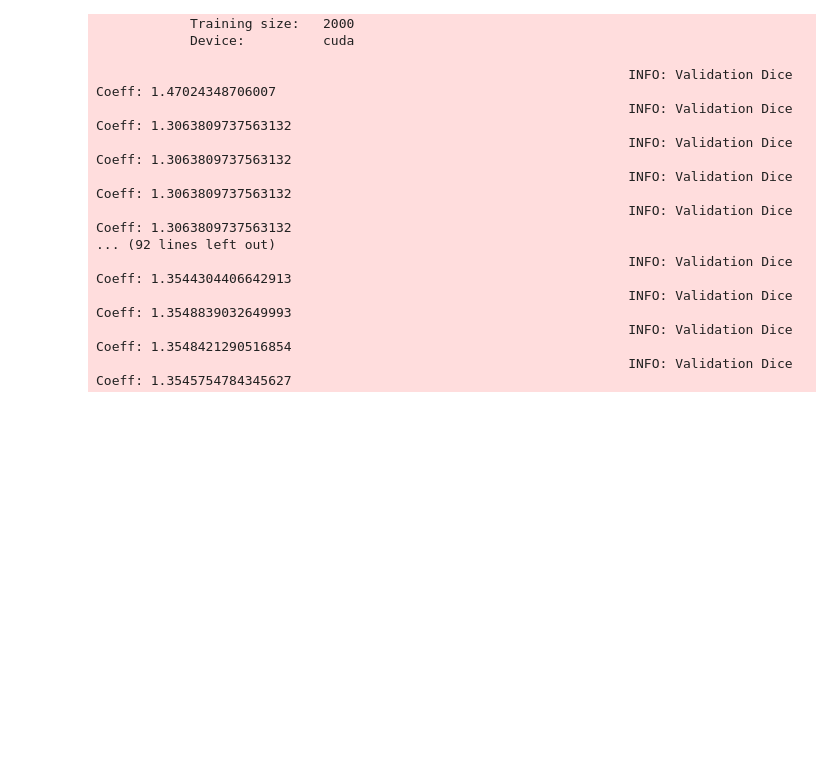
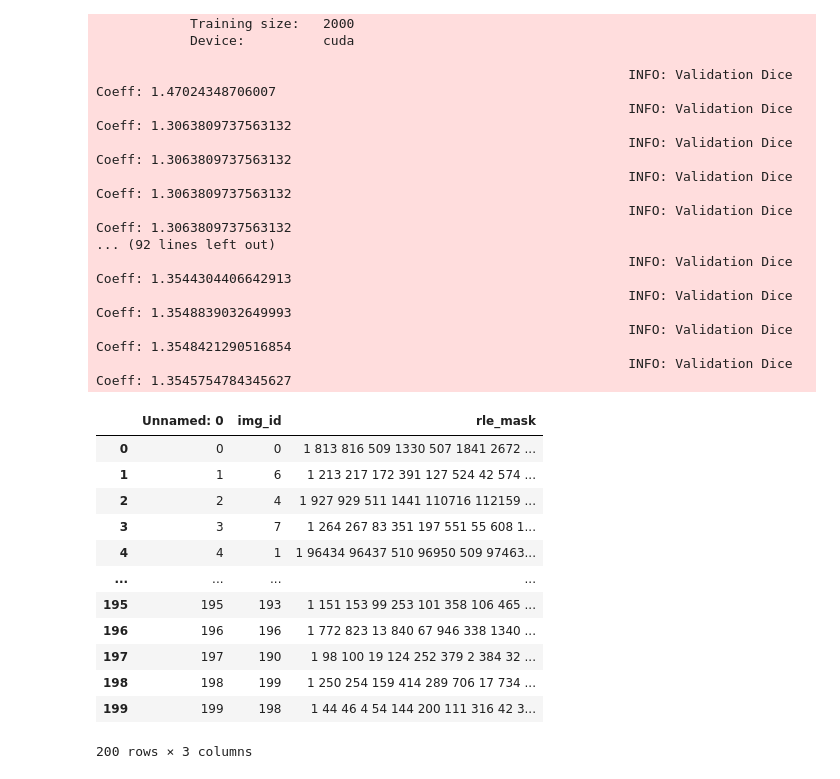
Before and after one commit to vaskos97/InternshipTestTask, a Jupyter notebook: cigarette_butt_segmentation/notebooks/Result_notebook(2).ipynb, the cells around one changed output. Drawn from its saved outputs; the diff is of its cells as text; code cells hidden in the pictures; blank space fills up the shorter version.

```diff
--- a/cigarette_butt_segmentation/notebooks/Result_notebook(2).ipynb
+++ b/cigarette_butt_segmentation/notebooks/Result_notebook(2).ipynb
@@ -140,3 +140,19 @@ for image in images:
   i+=1
 
 df.to_csv(r'/content/drive/My Drive/data/pred_val_template.csv', index = True, header=True)
+# %%
+pd.read_csv('/content/drive/My Drive/data/pred_val_template.csv')
+# %% [output]
+|  | Unnamed: 0 | img_id | rle_mask |
+| 0 | 0 | 0 | 1 813 816 509 1330 507 1841 2672 ... |
+| 1 | 1 | 6 | 1 213 217 172 391 127 524 42 574 ... |
+| 2 | 2 | 4 | 1 927 929 511 1441 110716 112159 ... |
+| 3 | 3 | 7 | 1 264 267 83 351 197 551 55 608 1... |
+| 4 | 4 | 1 | 1 96434 96437 510 96950 509 97463... |
+| ... | ... | ... | ... |
+| 195 | 195 | 193 | 1 151 153 99 253 101 358 106 465 ... |
+| 196 | 196 | 196 | 1 772 823 13 840 67 946 338 1340 ... |
+| 197 | 197 | 190 | 1 98 100 19 124 252 379 2 384 32 ... |
+| 198 | 198 | 199 | 1 250 254 159 414 289 706 17 734 ... |
+| 199 | 199 | 198 | 1 44 46 4 54 144 200 111 316 42 3... |
+200 rows × 3 columns
```
Also changed, not shown: parts of 1 cell of this notebook.
